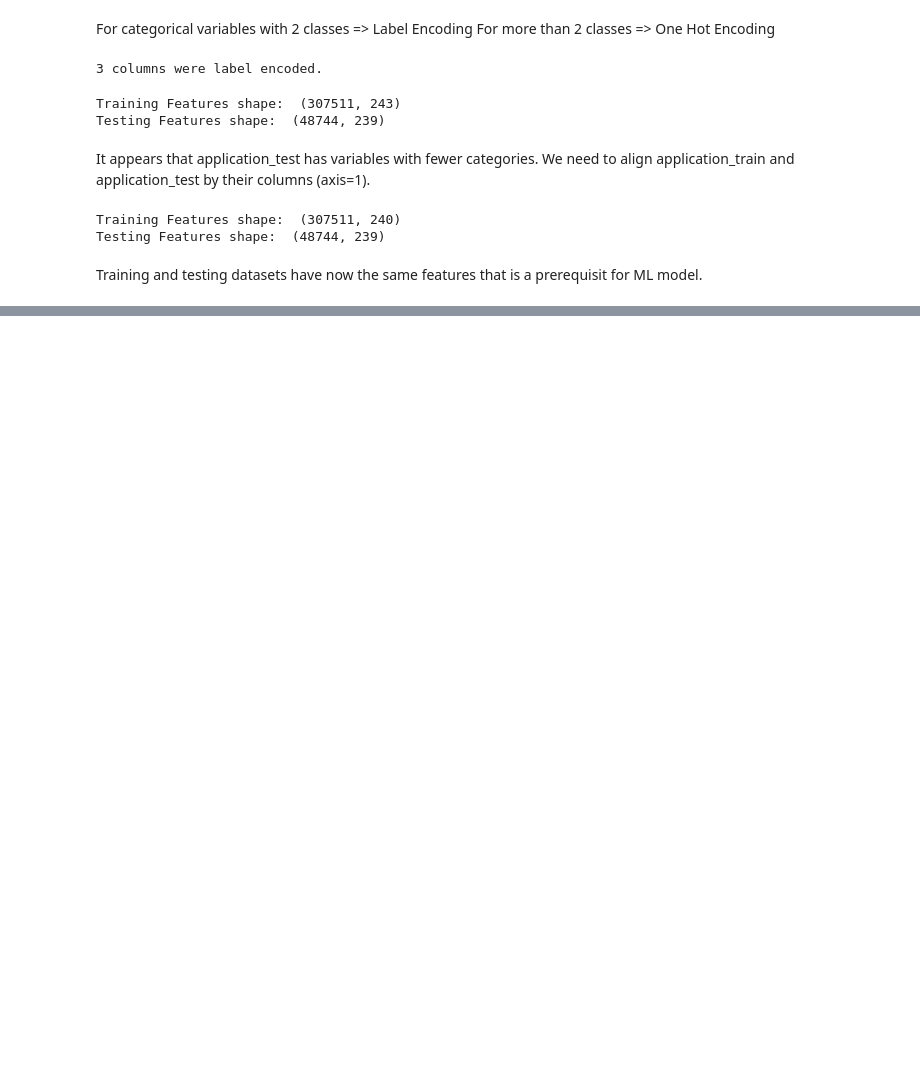
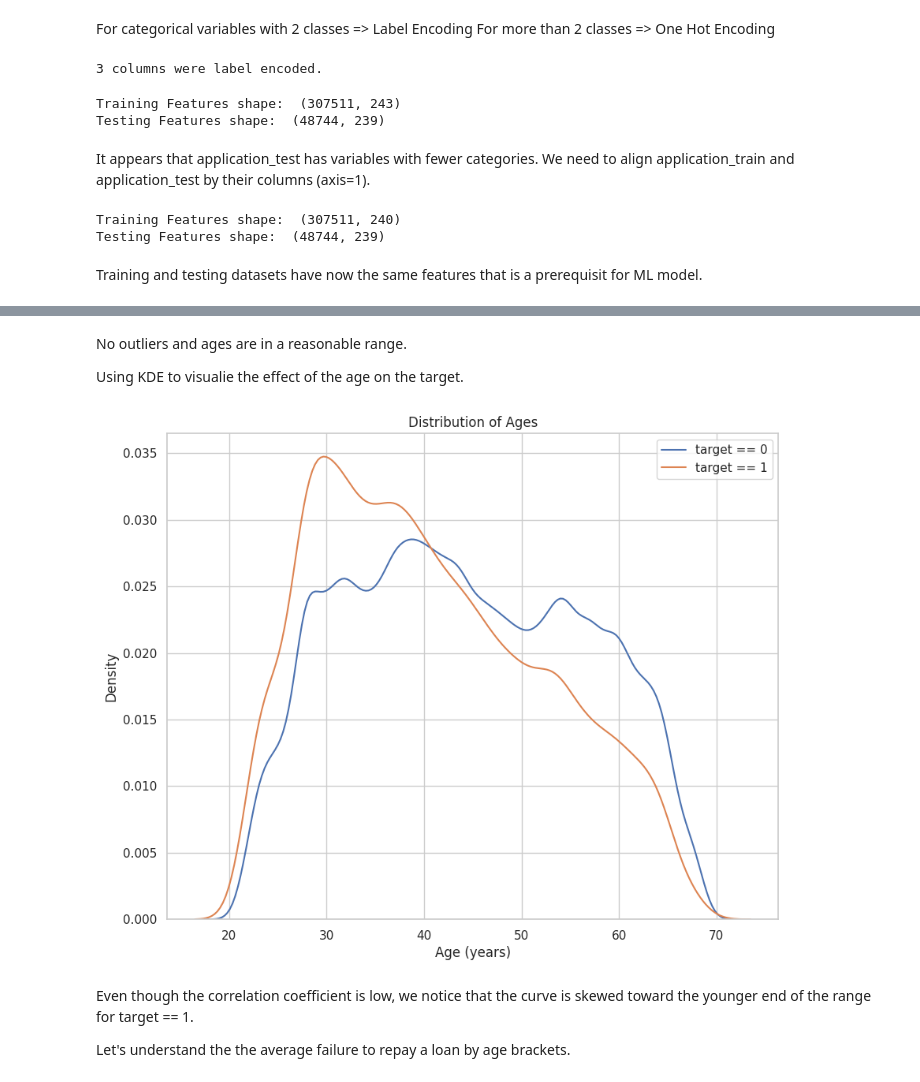
Before and after one commit to Laeti-dev/P4_Credit-Scoring-Model, a Jupyter notebook: ikusawa_laetitia_1_notebook_0824.ipynb, the cells around one changed output, grey strips where cells are left out. Cells and saved outputs as stored; diff of their text form; code cells hidden in the pictures; blank space fills up the shorter version.

```diff
--- a/ikusawa_laetitia_1_notebook_0824.ipynb
+++ b/ikusawa_laetitia_1_notebook_0824.ipynb
@@ -255,0 +455,26 @@ Training and testing datasets have now the same features that is a prerequisit f
+# %% [markdown]
+No outliers and ages are in a reasonable range.
+
+Using KDE to visualie the effect of the age on the target.
+# %%
+# Kernel density estimation
+plt.figure(figsize = (10, 8))
+
+# KDE plot of loans that were repaid on time
+sns.kdeplot(application_train.loc[application_train['TARGET'] == 0, 'DAYS_BIRTH'] / 365, label = 'target == 0')
+
+# KDE plot of loans which were not repaid on time
+sns.kdeplot(application_train.loc[application_train['TARGET'] == 1, 'DAYS_BIRTH'] / 365, label = 'target == 1')
+
+plt.xlabel('Age (years)')
+plt.ylabel('Density')
+plt.legend()
+plt.title('Distribution of Ages')
+
+plt.show()
+# %% [output]
+[figure, added]
+# %% [markdown]
+Even though the correlation coefficient is low, we notice that the curve is skewed toward the younger end of the range for target == 1.
+
+Let's understand the the average failure to repay a loan by age brackets.
```
Also changed, not shown: parts of 25 cells of this notebook, 1 other file.
